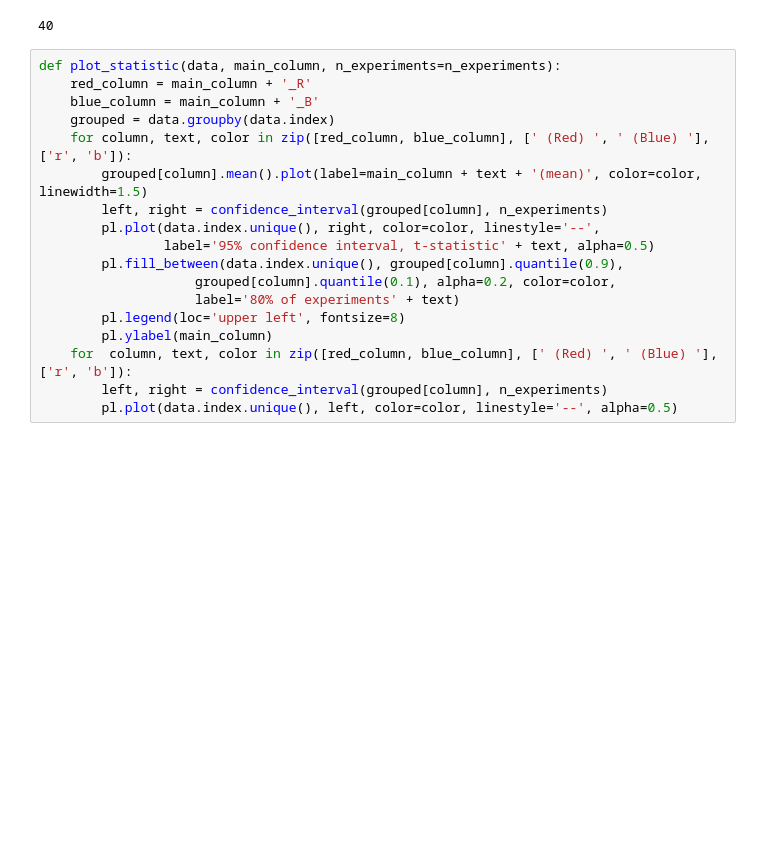
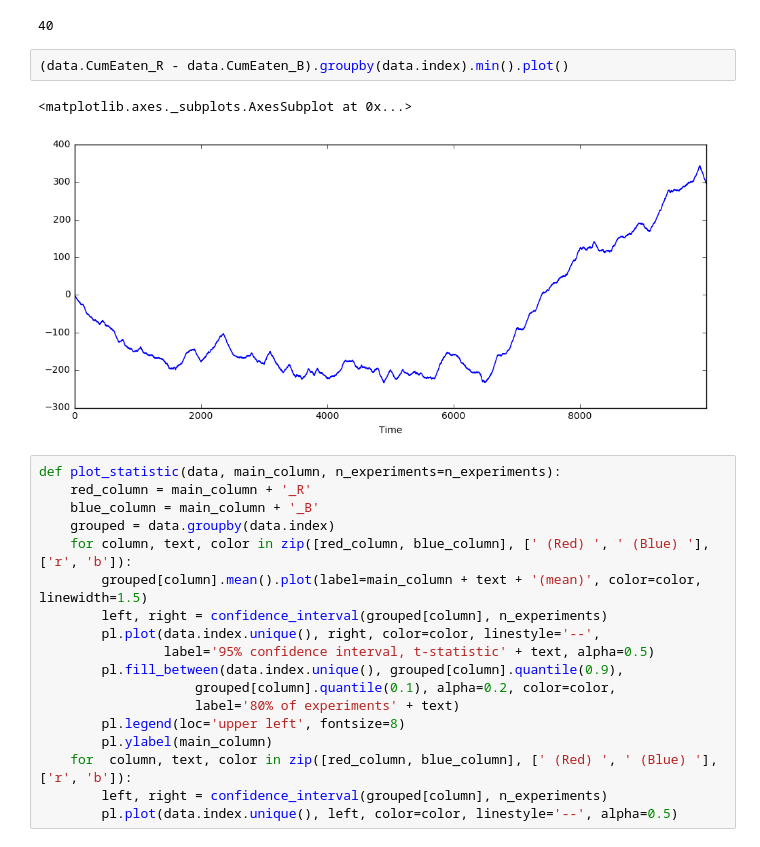
Before and after one commit to shayakhmetov/multiagent_simulation, a Jupyter notebook: graphs.ipynb, the cells around one changed output. Drawn from its saved outputs; the diff is of its cells as text; blank space fills up the shorter version.

```diff
--- a/graphs.ipynb
+++ b/graphs.ipynb
@@ -30,6 +30,11 @@ n_experiments = data.groupby(data.index).agg(lambda x: len(x)).max().max()
 n_experiments
 # %% [output]
 40
+# %%
+(data.CumEaten_R - data.CumEaten_B).groupby(data.index).min().plot()
+# %% [output]
+<matplotlib.axes._subplots.AxesSubplot at 0x...>
+[figure, added]
 # %%
 def plot_statistic(data, main_column, n_experiments=n_experiments):
     red_column = main_column + '_R'
```
Also changed, not shown: parts of 4 cells of this notebook, 3 other files.
